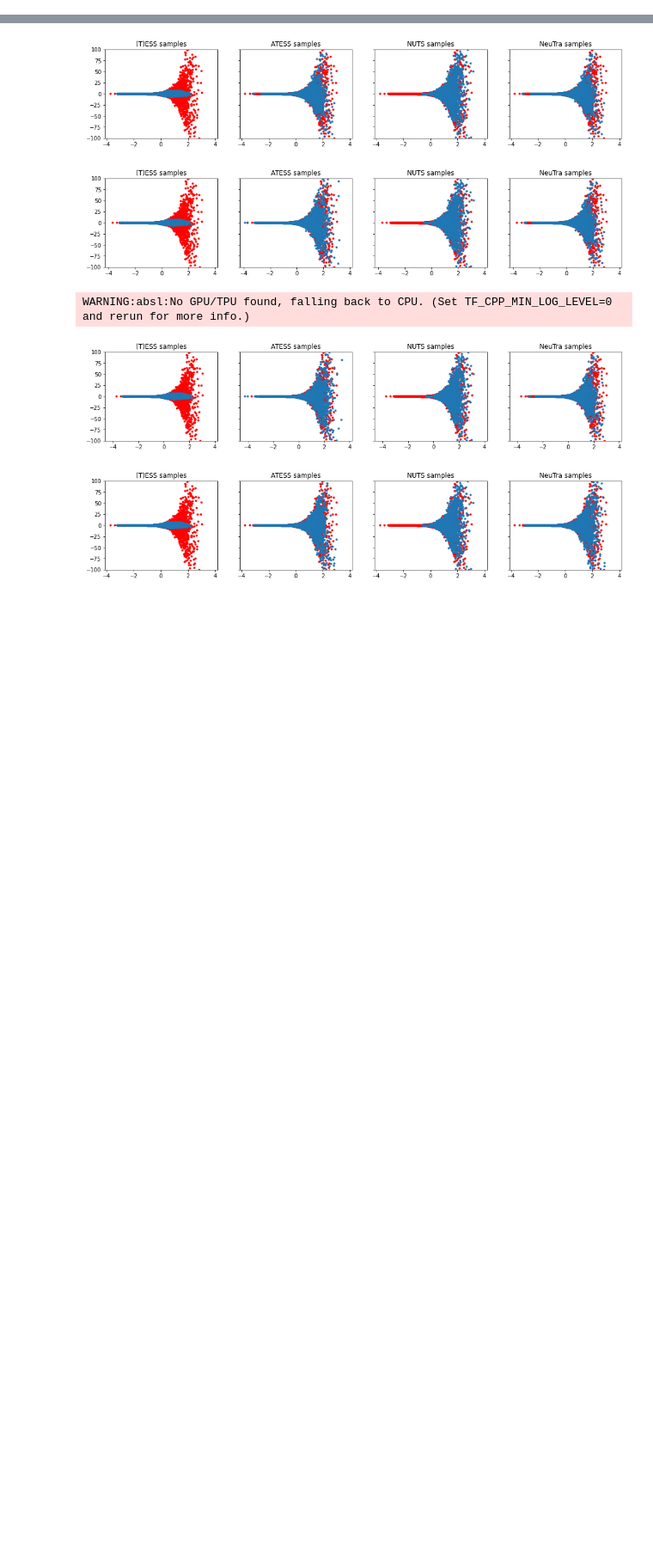
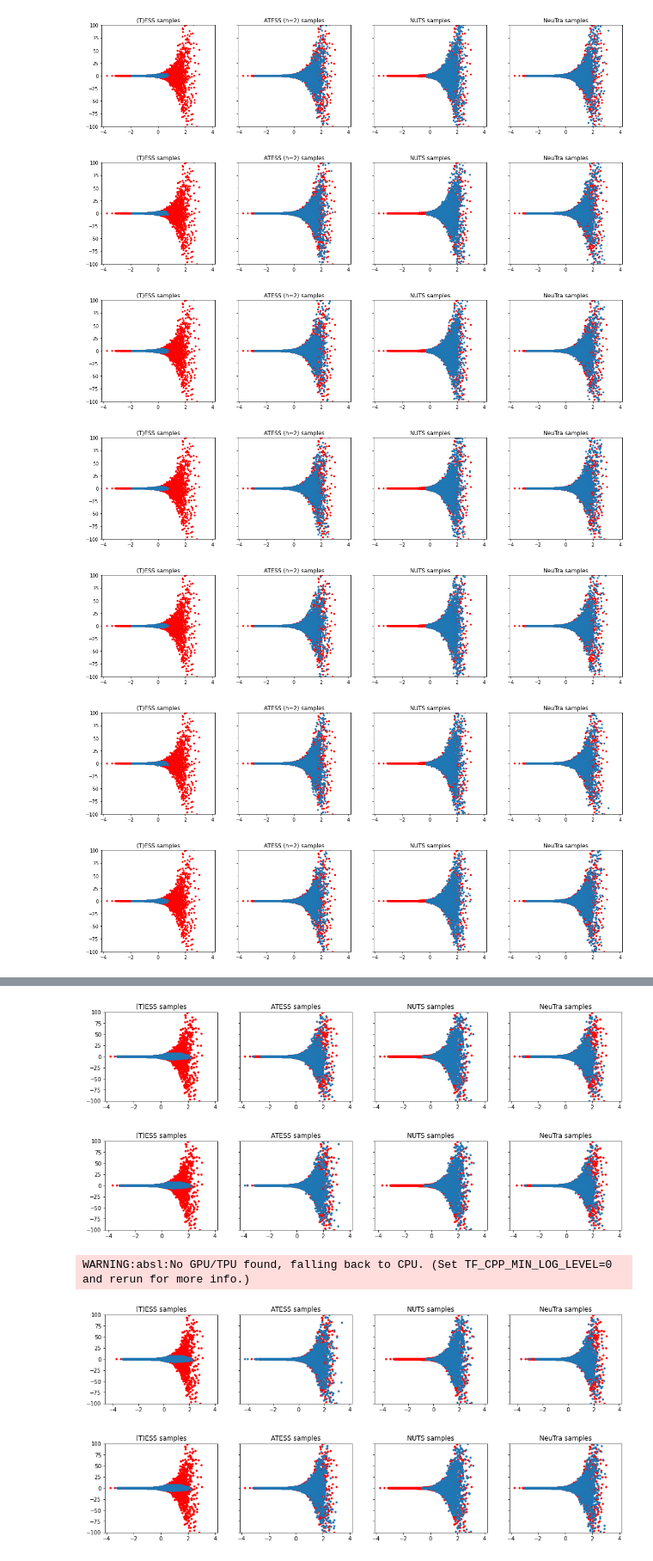
Before and after one commit to albcab/TESS, a Jupyter notebook: nealsfunnel.ipynb, the cells around one changed output, grey strips where cells are left out. Shown at 86% size. Cells and saved outputs as stored; diff of their text form; code cells hidden in the pictures; blank space fills up the shorter version.

```diff
--- a/nealsfunnel.ipynb
+++ b/nealsfunnel.ipynb
@@ -9,0 +78,11 @@ import arviz as az
+# %%
+for i in range(9):
+    compare_plots(i)
+# %% [output]
+[figure, added]
+[figure, added]
+[figure, added]
+[figure, added]
+[figure, added]
+[figure, added]
+[figure, added]
```
Also changed, not shown: parts of 6 cells of this notebook, 9 other files.
